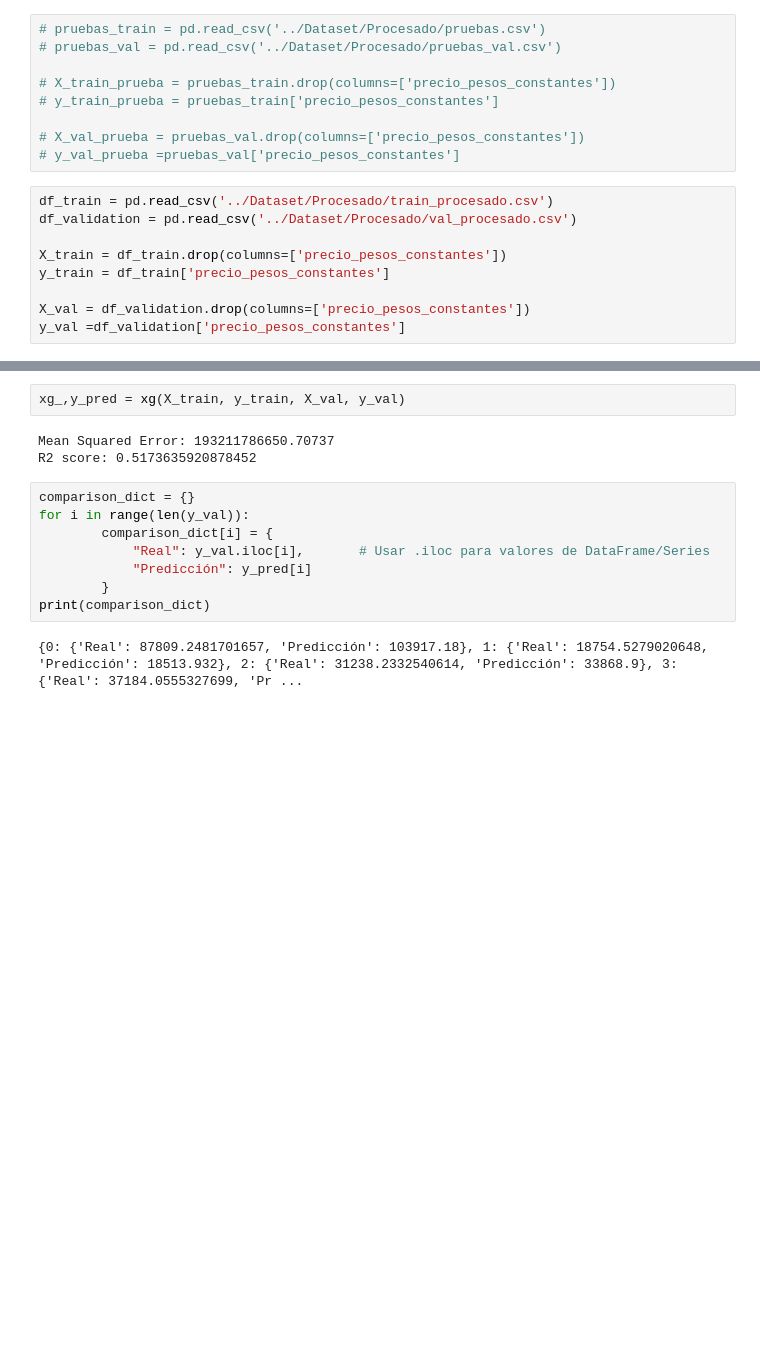
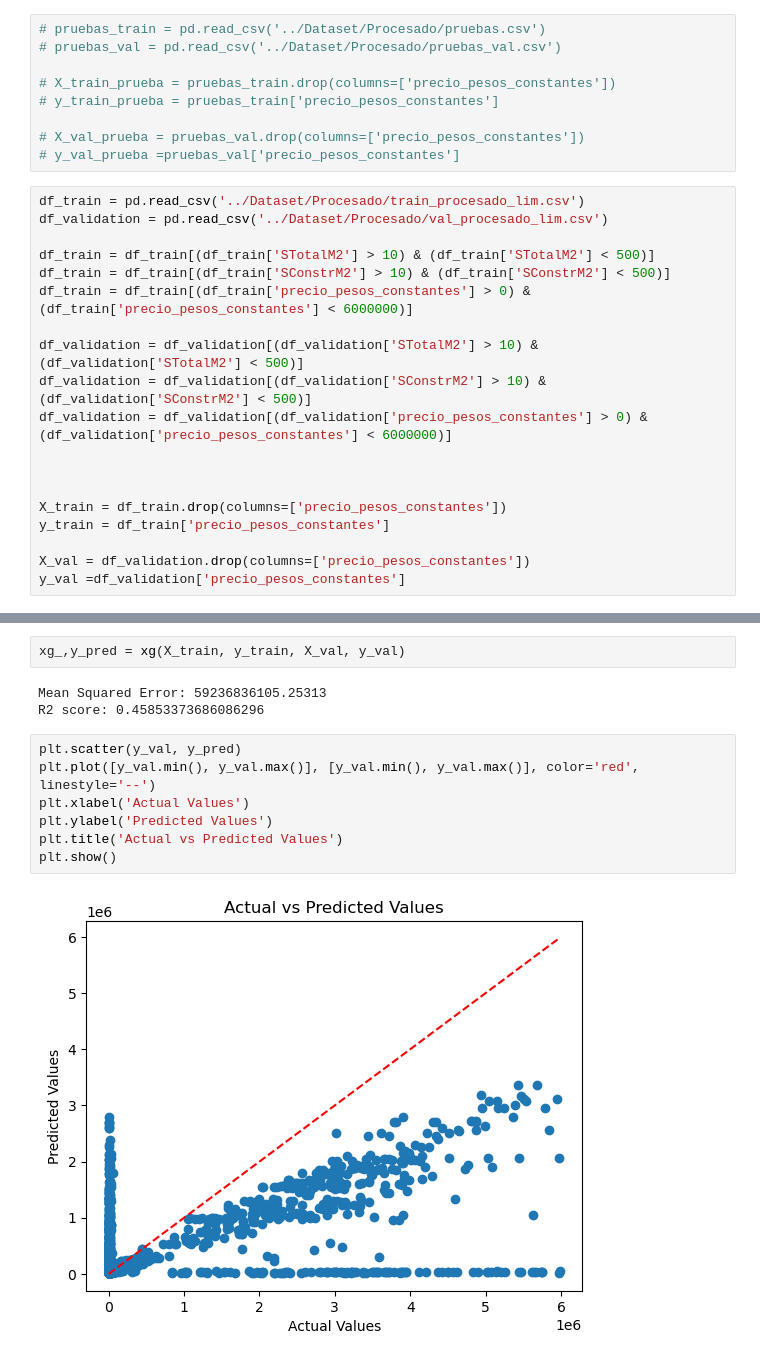
Before and after one commit to Ciror3/proyecto_final_Guerrero_Russi, a Jupyter notebook: notebooks/modelos.ipynb, the cells around one changed output, grey strips where cells are left out. Cells and saved outputs as stored; diff of their text form; blank space fills up the shorter version.

```diff
--- a/notebooks/modelos.ipynb
+++ b/notebooks/modelos.ipynb
@@ -24,8 +24,18 @@ from xgboost_ import xg,parameter_searching,barrido_parametrico
 # X_val_prueba = pruebas_val.drop(columns=['precio_pesos_constantes'])
 # y_val_prueba =pruebas_val['precio_pesos_constantes']
 # %%
-df_train = pd.read_csv('../Dataset/Procesado/train_procesado.csv')
-df_validation = pd.read_csv('../Dataset/Procesado/val_procesado.csv')
+df_train = pd.read_csv('../Dataset/Procesado/train_procesado_lim.csv')
+df_validation = pd.read_csv('../Dataset/Procesado/val_procesado_lim.csv')
+
+df_train = df_train[(df_train['STotalM2'] > 10) & (df_train['STotalM2'] < 500)]
+df_train = df_train[(df_train['SConstrM2'] > 10) & (df_train['SConstrM2'] < 500)]
+df_train = df_train[(df_train['precio_pesos_constantes'] > 0) & (df_train['precio_pesos_constantes'] < 6000000)]
+
+df_validation = df_validation[(df_validation['STotalM2'] > 10) & (df_validation['STotalM2'] < 500)]
+df_validation = df_validation[(df_validation['SConstrM2'] > 10) & (df_validation['SConstrM2'] < 500)]
+df_validation = df_validation[(df_validation['precio_pesos_constantes'] > 0) & (df_validation['precio_pesos_constantes'] < 6000000)]
+
+
 
 X_train = df_train.drop(columns=['precio_pesos_constantes'])
 y_train = df_train['precio_pesos_constantes']
@@ -52,18 +66,17 @@ RMSE: 629994.1876009956
 # %%
 xg_,y_pred = xg(X_train, y_train, X_val, y_val)
 # %% [output]
-Mean Squared Error: 193211786650.70737
-R2 score: 0.5173635920878452
+Mean Squared Error: 59236836105.25313
+R2 score: 0.45853373686086296
-# %%
-comparison_dict = {}
-for i in range(len(y_val)):
-        comparison_dict[i] = {
-            "Real": y_val.iloc[i],       # Usar .iloc para valores de DataFrame/Series
-            "Predicción": y_pred[i]
-        }
-print(comparison_dict)
-# %% [output]
-{0: {'Real': 87809.2481701657, 'Predicción': 103917.18}, 1: {'Real': 18754.5279020648, 'Predicción': 18513.932}, 2: {'Real': 31238.2332540614, 'Predicción': 33868.9}, 3: {'Real': 37184.0555327699, 'Pr ...
+# %%
+plt.scatter(y_val, y_pred)
+plt.plot([y_val.min(), y_val.max()], [y_val.min(), y_val.max()], color='red', linestyle='--')
+plt.xlabel('Actual Values')
+plt.ylabel('Predicted Values')
+plt.title('Actual vs Predicted Values')
+plt.show()
+# %% [output]
+[figure, added]
 # %%
 print("Max y min de STotalM2", X_train['STotalM2'].max(), X_train['STotalM2'].min())
 print("Columnas de X_train", X_train.columns)
```
Also changed, not shown: parts of 6 cells of this notebook, 14 other files.
